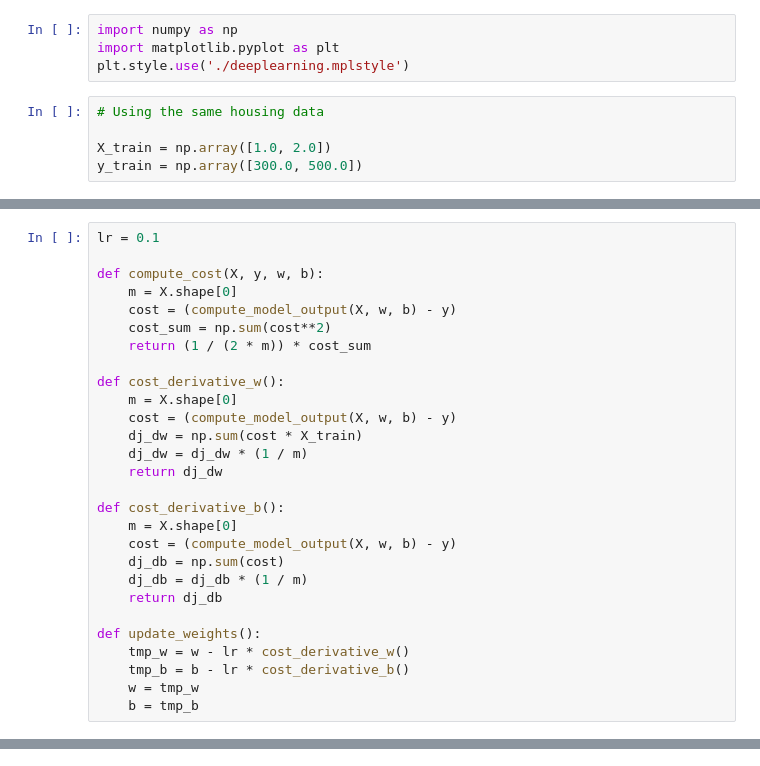
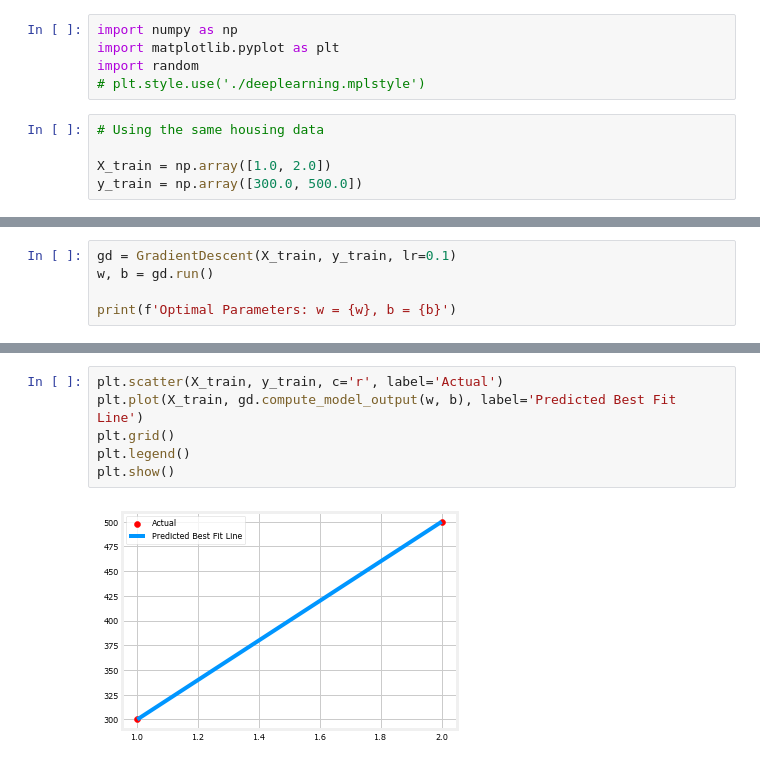
Before and after one commit to ammarlodhi255/supervised-learning-from-scratch, a Jupyter notebook: regression/gradient_descent_implementation.ipynb, the cells around one changed output, grey strips where cells are left out. Saved outputs shown, nothing was run; the diff lists cells and outputs as text.

Commit message:
compute_cost, cost_derivatives, and weights updation

```diff
--- a/regression/gradient_descent_implementation.ipynb
+++ b/regression/gradient_descent_implementation.ipynb
@@ -1,7 +1,8 @@
 # %%
 import numpy as np
 import matplotlib.pyplot as plt
-plt.style.use('./deeplearning.mplstyle')
+import random
+# plt.style.use('./deeplearning.mplstyle')
 # %%
 # Using the same housing data
 
@@ -25,28 +10,0 @@ def compute_model_output(X, w, b):
-# %%
-lr = 0.1
-
-def compute_cost(X, y, w, b):
-    m = X.shape[0]
-    cost = (compute_model_output(X, w, b) - y)
-    cost_sum = np.sum(cost**2)
-    return (1 / (2 * m)) * cost_sum
-
-def cost_derivative_w():
-    m = X.shape[0]
-    cost = (compute_model_output(X, w, b) - y)
-    dj_dw = np.sum(cost * X_train)
-    dj_dw = dj_dw * (1 / m)
-    return dj_dw
-
-def cost_derivative_b():
-    m = X.shape[0]
-    cost = (compute_model_output(X, w, b) - y)
-    dj_db = np.sum(cost)
-    dj_db = dj_db * (1 / m)
-    return dj_db
-
-def update_weights():
-    tmp_w = w - lr * cost_derivative_w()
-    tmp_b = b - lr * cost_derivative_b()
-    w = tmp_w
-    b = tmp_b
@@ -52,0 +79,5 @@ def update_weights():
+# %%
+gd = GradientDescent(X_train, y_train, lr=0.1)
+w, b = gd.run()
+
+print(f'Optimal Parameters: w = {w}, b = {b}')
@@ -52,0 +102,8 @@ def update_weights():
+# %%
+plt.scatter(X_train, y_train, c='r', label='Actual')
+plt.plot(X_train, gd.compute_model_output(w, b), label='Predicted Best Fit Line')
+plt.grid()
+plt.legend()
+plt.show()
+# %% [output]
+[figure, added]
```
Also changed, not shown: parts of 3 cells of this notebook.
